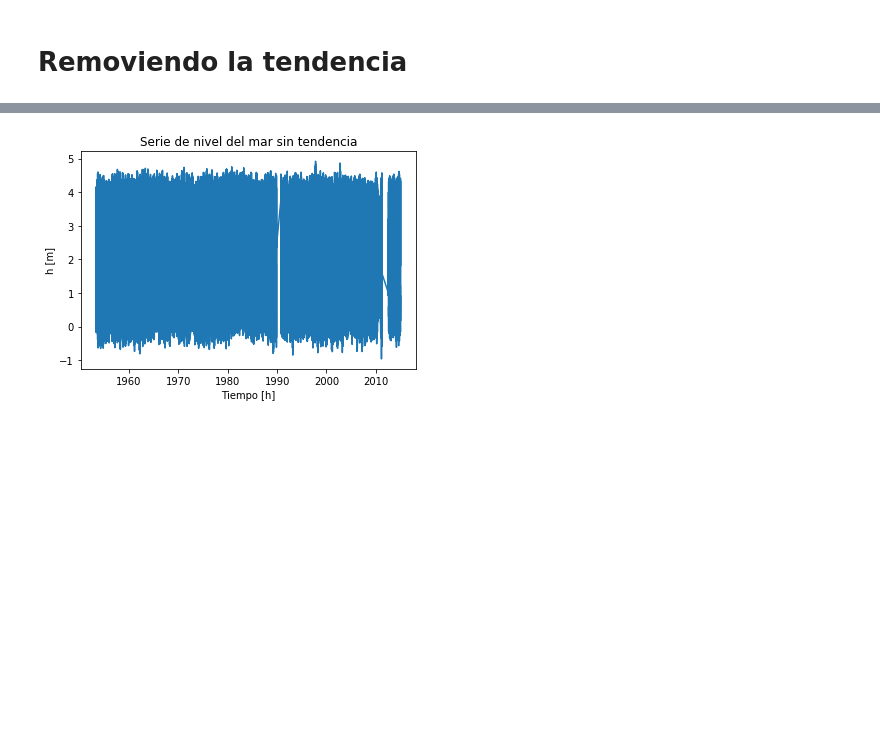
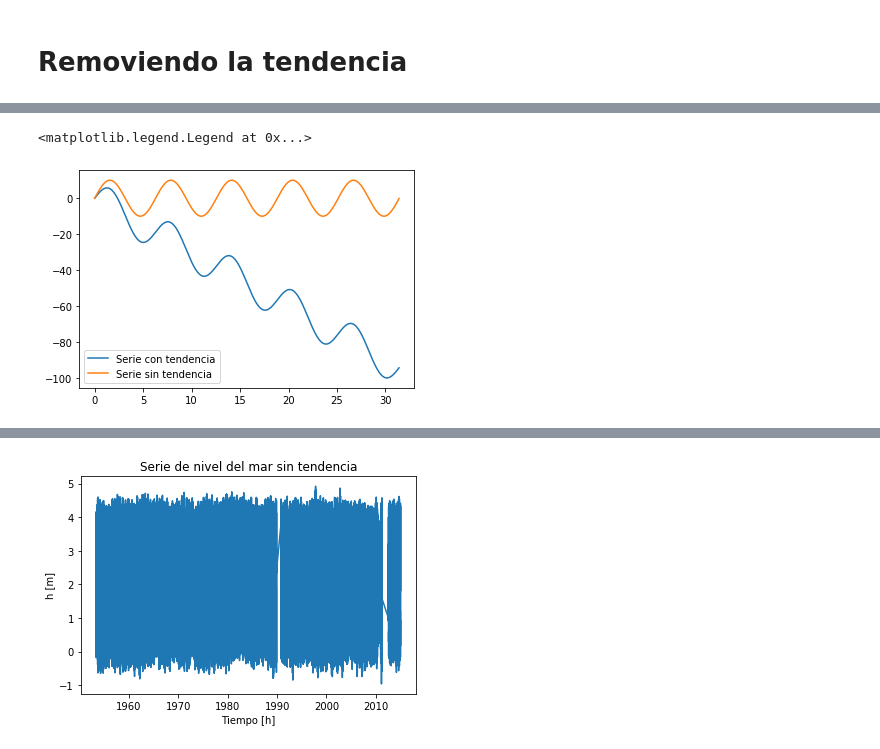
Before and after one commit to FrankAyalaC/Nivel-del-mar-en-Buenaventura, a Jupyter notebook: Scripts/TDG_2019.ipynb, the cells around one changed output, grey strips where cells are left out. Saved outputs shown, nothing was run; the diff lists cells and outputs as text; code cells hidden in the pictures; blank space fills up the shorter version.

```diff
--- a/Scripts/TDG_2019.ipynb
+++ b/Scripts/TDG_2019.ipynb
@@ -63,0 +70,12 @@ Dado que los valores de correlación lineales  se calculan para series estaciona
+# %%
+x_fic=np.arange(0,10*np.pi,0.1)
+y_fic=10*np.sin(x_fic)-3*x_fic
+
+y_fic2=10*np.sin(x_fic)
+# %%
+plt.plot(x_fic,y_fic,label="Serie con tendencia")
+plt.plot(x_fic,y_fic2,label="Serie sin tendencia")
+plt.legend()
+# %% [output]
+<matplotlib.legend.Legend at 0x...>
+[figure, added]
```
Also changed, not shown: parts of 33 cells of this notebook, 14 other files.
